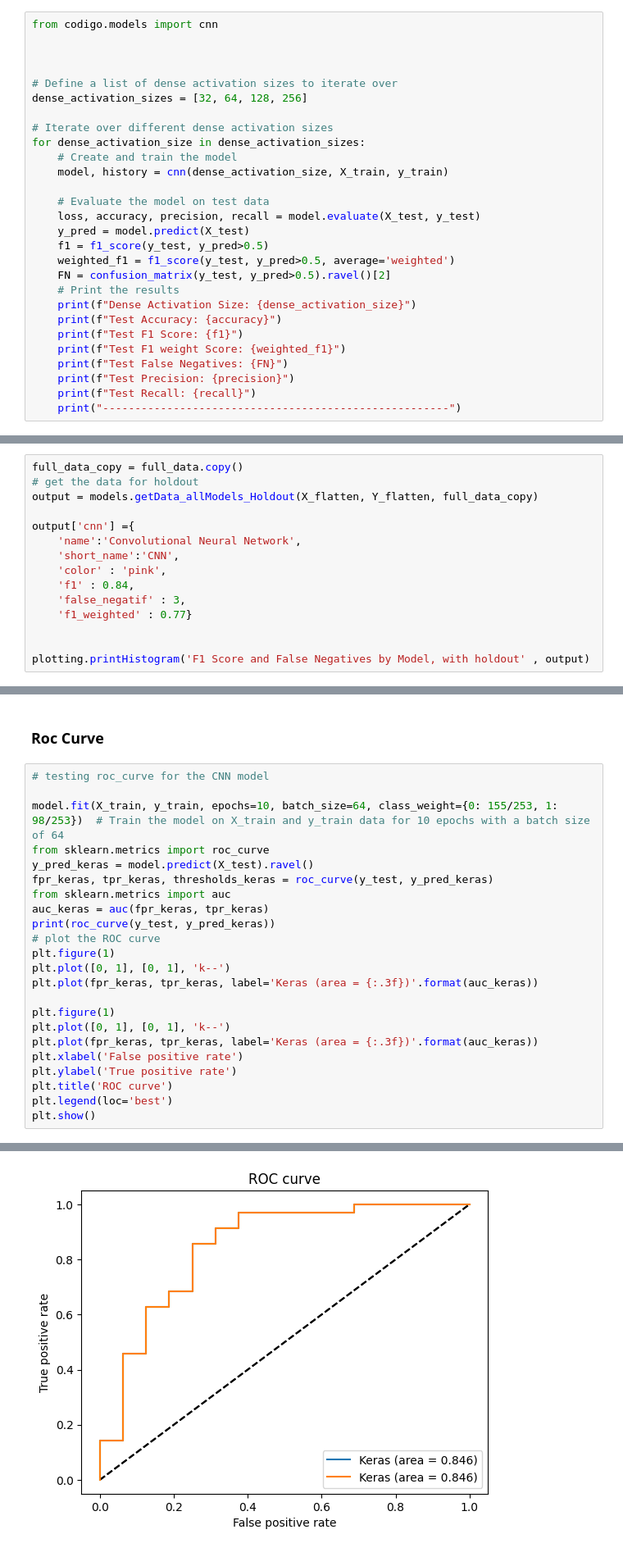
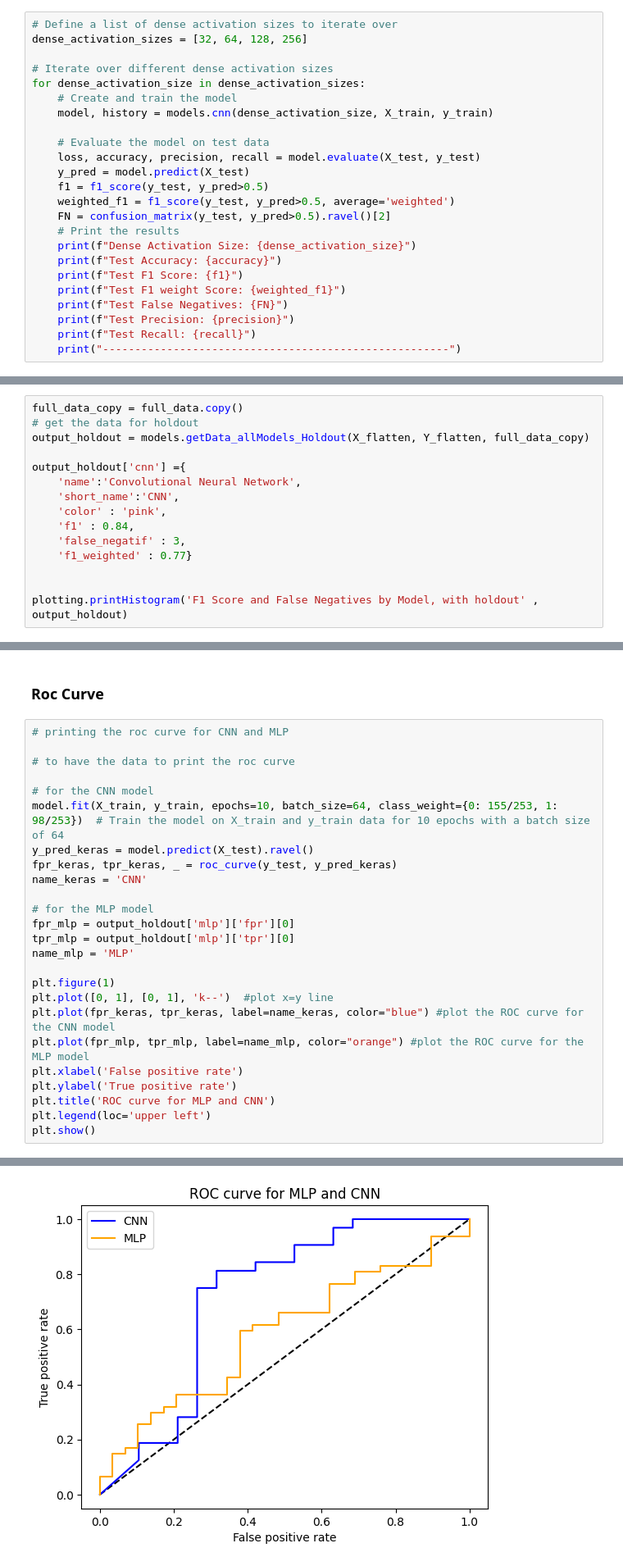
Before and after one commit to Thib99/MLLD-2024-NPT, a Jupyter notebook: main.ipynb, the cells around one changed output, grey strips where cells are left out. Shown at 82% size. Cells and saved outputs as stored; diff of their text form.

```diff
--- a/main.ipynb
+++ b/main.ipynb
@@ -530,15 +508,11 @@ model.evaluate(X_test, y_test)      # Evaluate the trained model on X_test and y
 # %%
-from codigo.models import cnn
-
-
-
 # Define a list of dense activation sizes to iterate over
 dense_activation_sizes = [32, 64, 128, 256]
 
 # Iterate over different dense activation sizes
 for dense_activation_size in dense_activation_sizes:
     # Create and train the model
-    model, history = cnn(dense_activation_size, X_train, y_train)
+    model, history = models.cnn(dense_activation_size, X_train, y_train)
 
     # Evaluate the model on test data
     loss, accuracy, precision, recall = model.evaluate(X_test, y_test)
@@ -629,9 +606,9 @@ full_data = {
 # %%
 full_data_copy = full_data.copy()
 # get the data for holdout
-output = models.getData_allModels_Holdout(X_flatten, Y_flatten, full_data_copy)
+output_holdout = models.getData_allModels_Holdout(X_flatten, Y_flatten, full_data_copy)
 
-output['cnn'] ={
+output_holdout['cnn'] ={
     'name':'Convolutional Neural Network',
     'short_name':'CNN',
     'color' : 'pink',
@@ -640,5 +617,5 @@ output['cnn'] ={
     'f1_weighted' : 0.77}
 
 
-plotting.printHistogram('F1 Score and False Negatives by Model, with holdout' , output)
+plotting.printHistogram('F1 Score and False Negatives by Model, with holdout' , output_holdout)
 # %% [output]
@@ -663,27 +643,29 @@ plotting.printHistogram('F1 Score and False Negatives by Model, with cross valid
 # %% [markdown]
 <h3>Roc Curve</h3>
 # %%
-# testing roc_curve for the CNN model
+# printing the roc curve for CNN and MLP
 
+# to have the data to print the roc curve
+
+# for the CNN model
 model.fit(X_train, y_train, epochs=10, batch_size=64, class_weight={0: 155/253, 1: 98/253})  # Train the model on X_train and y_train data for 10 epochs with a batch size of 64
-from sklearn.metrics import roc_curve
 y_pred_keras = model.predict(X_test).ravel()
-fpr_keras, tpr_keras, thresholds_keras = roc_curve(y_test, y_pred_keras)
-from sklearn.metrics import auc
-auc_keras = auc(fpr_keras, tpr_keras)
-print(roc_curve(y_test, y_pred_keras))
-# plot the ROC curve
-plt.figure(1)
-plt.plot([0, 1], [0, 1], 'k--')
-plt.plot(fpr_keras, tpr_keras, label='Keras (area = {:.3f})'.format(auc_keras))
+fpr_keras, tpr_keras, _ = roc_curve(y_test, y_pred_keras)
+name_keras = 'CNN'
+
+# for the MLP model
+fpr_mlp = output_holdout['mlp']['fpr'][0]
+tpr_mlp = output_holdout['mlp']['tpr'][0]
+name_mlp = 'MLP'
 
 plt.figure(1)
-plt.plot([0, 1], [0, 1], 'k--')
-plt.plot(fpr_keras, tpr_keras, label='Keras (area = {:.3f})'.format(auc_keras))
+plt.plot([0, 1], [0, 1], 'k--')  #plot x=y line
+plt.plot(fpr_keras, tpr_keras, label=name_keras, color="blue") #plot the ROC curve for the CNN model
+plt.plot(fpr_mlp, tpr_mlp, label=name_mlp, color="orange") #plot the ROC curve for the MLP model
 plt.xlabel('False positive rate')
 plt.ylabel('True positive rate')
-plt.title('ROC curve')
-plt.legend(loc='best')
+plt.title('ROC curve for MLP and CNN')
+plt.legend(loc='upper left')
 plt.show()
 # %% [output]
 Epoch 1/10
@@ -706 +688 @@ Epoch 6/10
-[figure, old version]
+[figure, new version]
```
Also changed, not shown: parts of 17 cells of this notebook, 4 other files.
